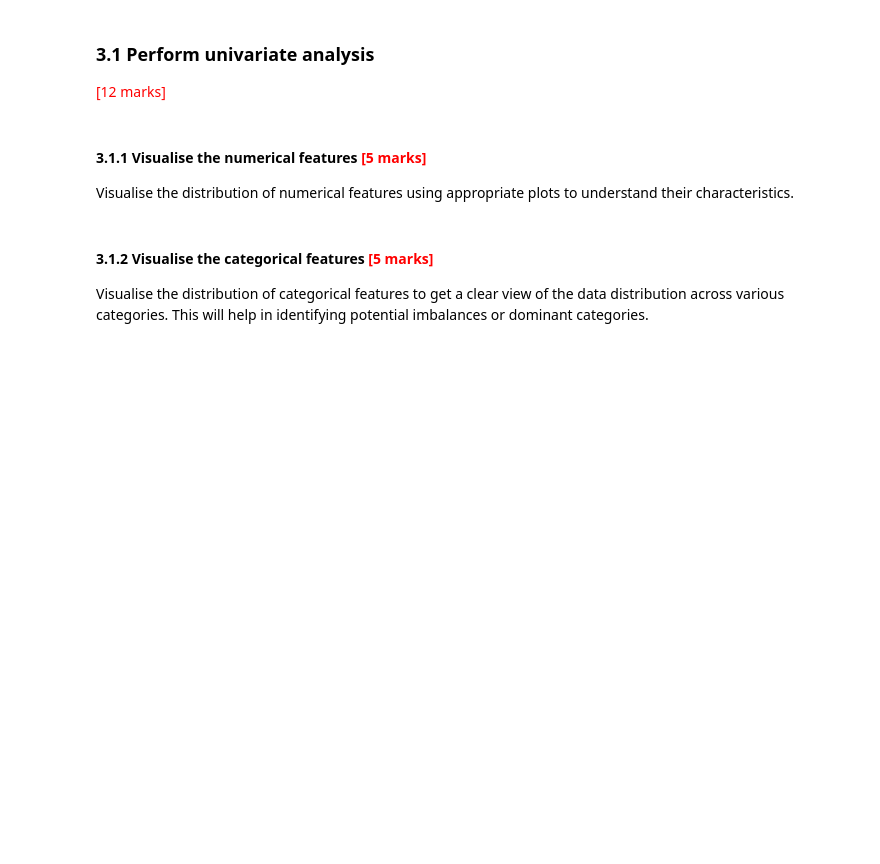
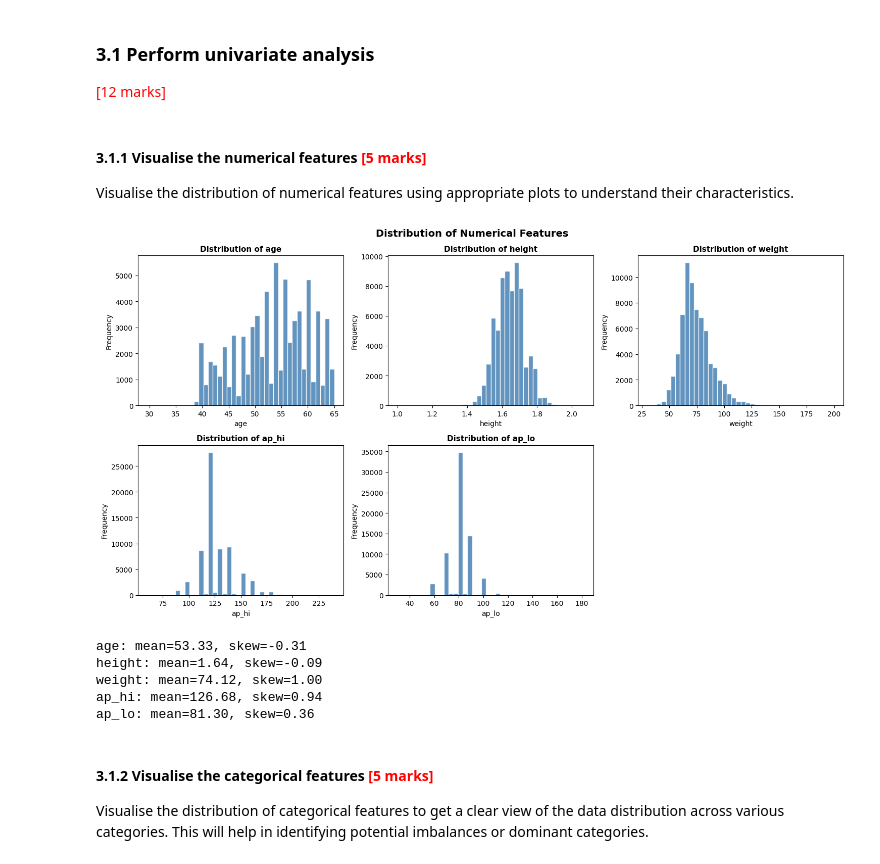
Before and after one commit to mayuresh-tungare/c6-assignment, a Jupyter notebook: CardioRisk_Prediction_Mayuresh_Tungare.ipynb, the cells around one changed output. Cells and saved outputs as stored; diff of their text form; code cells hidden in the pictures; blank space fills up the shorter version.

```diff
--- a/CardioRisk_Prediction_Mayuresh_Tungare.ipynb
+++ b/CardioRisk_Prediction_Mayuresh_Tungare.ipynb
@@ -358,3 +356,24 @@ Visualise the distribution of numerical features using appropriate plots to unde
+# %%
+# Plot all the numerical columns to understand their distribution
+num_cols = ['age', 'height', 'weight', 'ap_hi', 'ap_lo']
+fig, axes = plt.subplots(2, 3, figsize=(15, 8))
+axes = axes.flatten()
+for i, col in enumerate(num_cols):
+    axes[i].hist(df[col], bins=40, color='steelblue', edgecolor='white', alpha=0.85)
+    axes[i].set_title(f'Distribution of {col}', fontsize=11, fontweight='bold')
+    axes[i].set_xlabel(col); axes[i].set_ylabel('Frequency')
+axes[5].set_visible(False)
+plt.suptitle('Distribution of Numerical Features', fontsize=14, fontweight='bold')
+plt.tight_layout(); plt.show()
+for col in num_cols:
+    print(f'{col}: mean={df[col].mean():.2f}, skew={df[col].skew():.2f}')
+# %% [output]
+[figure, added]
+age: mean=53.33, skew=-0.31
+height: mean=1.64, skew=-0.09
+weight: mean=74.12, skew=1.00
+ap_hi: mean=126.68, skew=0.94
+ap_lo: mean=81.30, skew=0.36
 # %% [markdown]
 #### **3.1.2** Visualise the categorical features <font color = red>[5 marks]</font>
 
```
Also changed, not shown: parts of 29 cells of this notebook.
